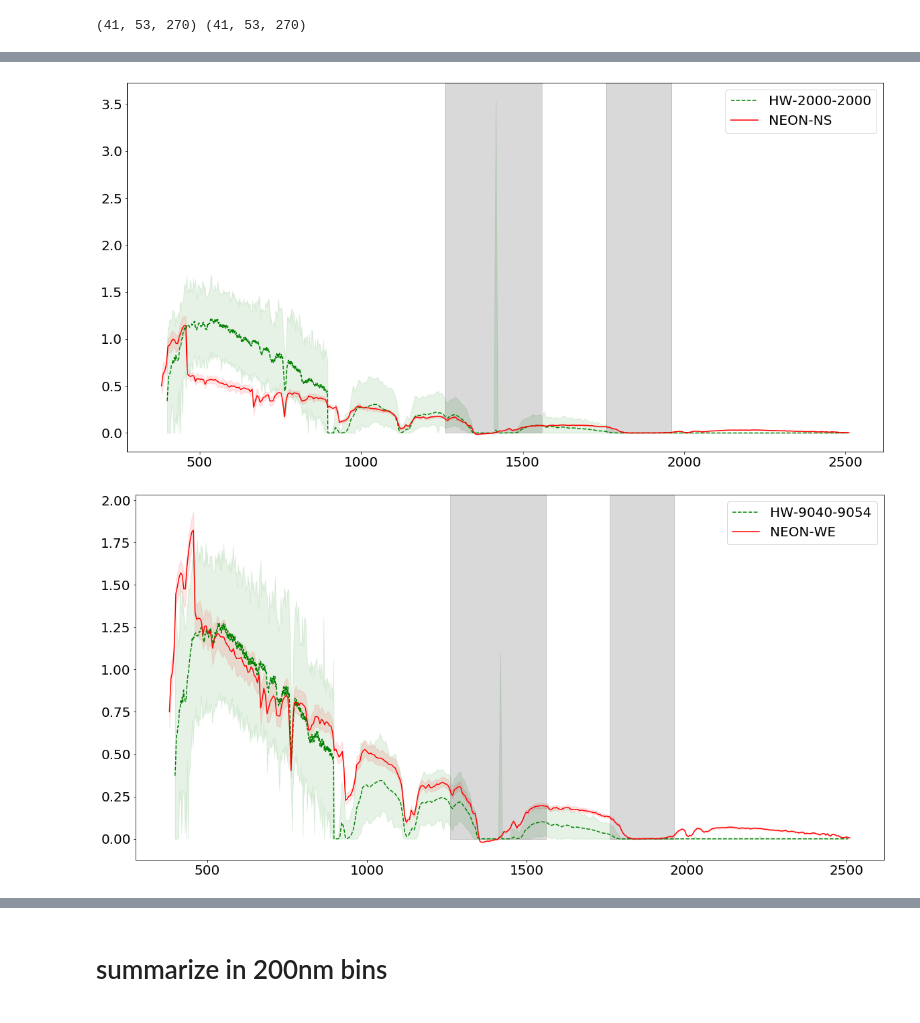
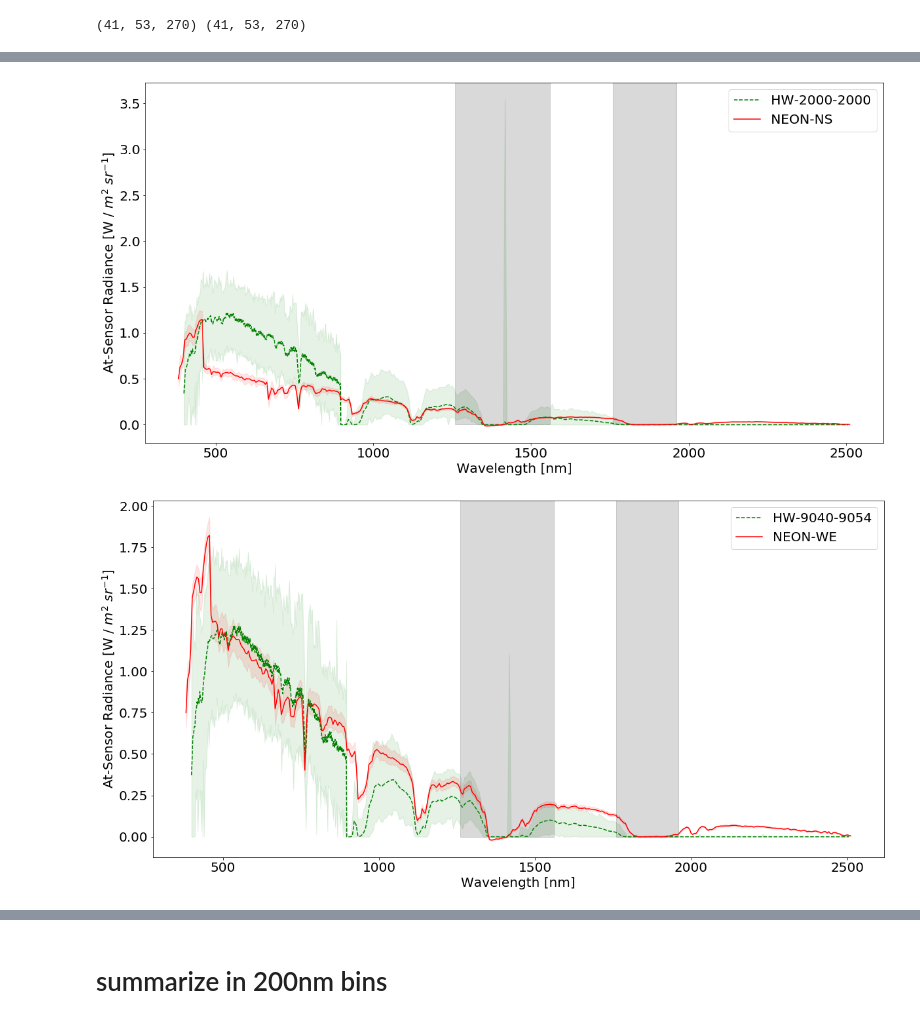
Before and after one commit to earthlab/neon-headwall-data, a Jupyter notebook: notebooks/DASK_RADIANCE_compare_headwall_NEON_all_flight_lines_TABLE_MTN.ipynb, the cells around one changed output, grey strips where cells are left out. Cells and saved outputs as stored; diff of their text form; code cells hidden in the pictures.

```diff
--- a/notebooks/DASK_RADIANCE_compare_headwall_NEON_all_flight_lines_TABLE_MTN.ipynb
+++ b/notebooks/DASK_RADIANCE_compare_headwall_NEON_all_flight_lines_TABLE_MTN.ipynb
@@ -549,5 +552,7 @@ for full_wav, hw_mean, hw_min, hw_max, hw_l, neon_wav, neon_mean, neon_min, neon
         plt.Rectangle((1760,0), 1960-1760, 20,color='k', alpha=0.15))
 
     plt.legend()
+    plt.xlabel('Wavelength [nm]')
+    plt.ylabel('At-Sensor Radiance [W / $m^2$ $sr^{-1}$]')
     plt.show()
 # %% [output]
@@ -556,2 +561,2 @@ for full_wav, hw_mean, hw_min, hw_max, hw_l, neon_wav, neon_mean, neon_min, neon
-[figure, old version]
+[figure, new version]
-[figure, old version]
+[figure, new version]
```
Also changed, not shown: parts of 14 cells of this notebook, 2 other files.
